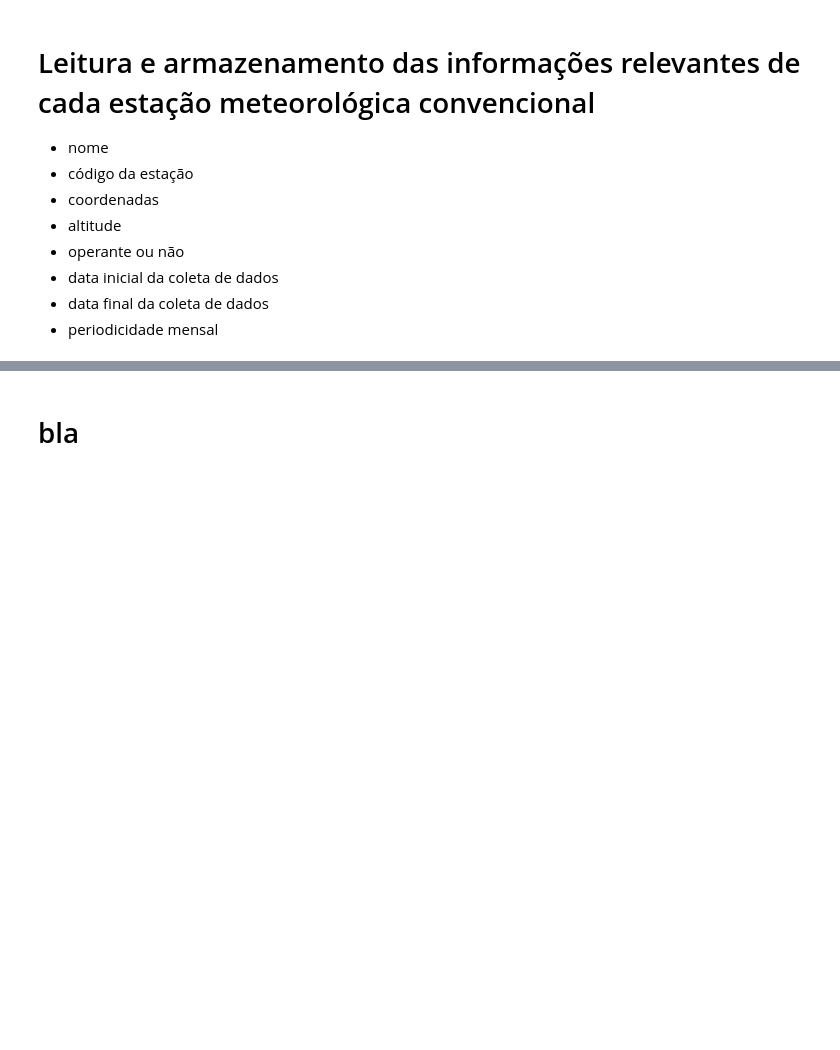
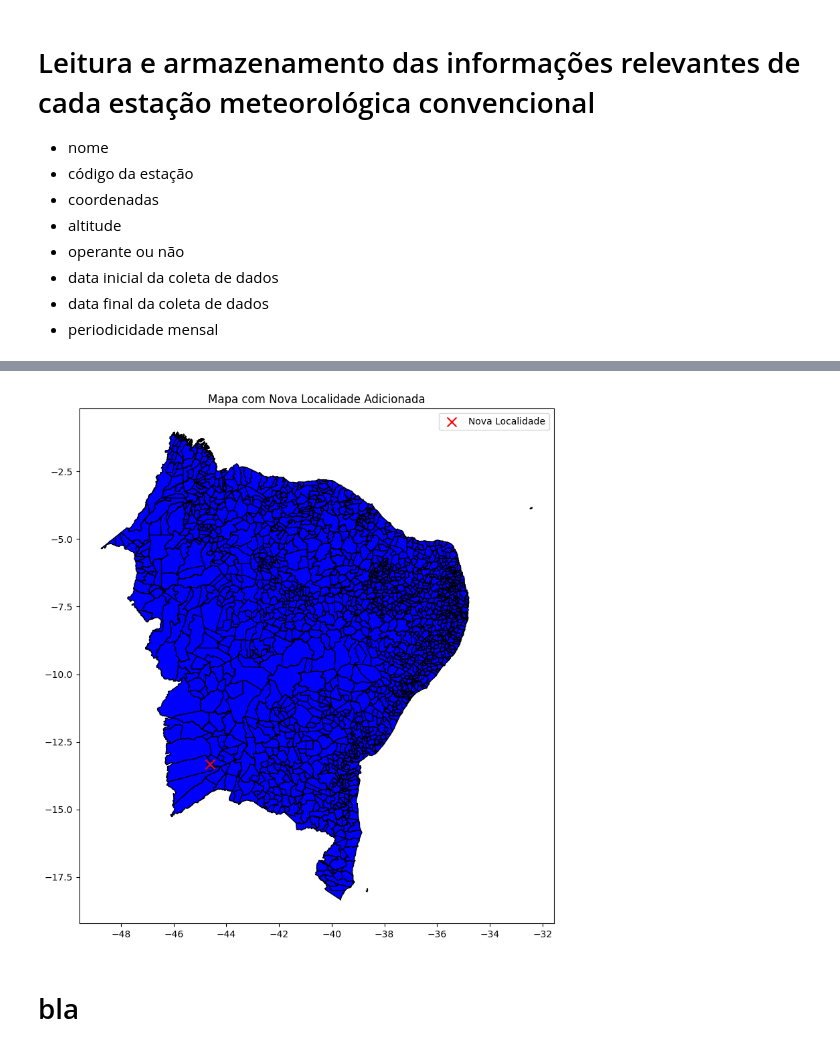
Before and after one commit to maryofcarmo/AULA01, a Jupyter notebook: TCC.ipynb, the cells around one changed output, grey strips where cells are left out. Saved outputs shown, nothing was run; the diff lists cells and outputs as text; code cells hidden in the pictures; blank space fills up the shorter version.

```diff
--- a/TCC.ipynb
+++ b/TCC.ipynb
@@ -654,0 +581,22 @@ KeyError: 'arquivo'
+# %%
+from shapely.geometry import Point
+
+# Criar um ponto geográfico com as coordenadas
+ponto = Point(longitude, latitude)
+
+# Supondo que você já tenha um GeoDataFrame existente
+gdf_nordeste = gpd.read_file('/content/drive/MyDrive/TCC/DADOS/GeoJson/regioes_combinadas.geojson')
+# %%
+# Adicionar o ponto ao GeoDataFrame
+novo_registro = pd.DataFrame({
+    'latitude': [latitude],
+    'longitude': [longitude],
+    'informacoes': ['Informações relevantes extraídas'],  # Substitua por outras informações se necessário
+    'geometry': [ponto]
+})
+# %%
+# Convertendo o DataFrame para GeoDataFrame
+gdf_novo = gpd.GeoDataFrame(novo_registro, geometry='geometry')
+# %%
+# Concatenar o novo registro ao GeoDataFrame existente
+gdf_combinado = gpd.GeoDataFrame(pd.concat([gdf_nordeste, gdf_novo], ignore_index=True))
@@ -655,3 +624,23 @@ KeyError: 'arquivo'
+# %%
+import matplotlib.pyplot as plt
+
+# Plotar o GeoDataFrame combinado
+fig, ax = plt.subplots(figsize=(10, 10))
+
+# Plotar todas as localidades no GeoDataFrame
+gdf_combinado.plot(ax=ax, color='blue', marker='o', markersize=50, edgecolor='black')
+
+# Destacar a nova localidade, assumindo que é o último registro
+gdf_combinado.iloc[-1:].plot(ax=ax, color='red', marker='x', markersize=100, label='Nova Localidade')
+
+# Ajustar o título e a legenda
+plt.title('Mapa com Nova Localidade Adicionada')
+plt.legend()
+
+# Exibir o mapa
+plt.show()
+# %% [output]
+[figure, added]
 # %% [markdown]
 # bla
 # %%
```
Also changed, not shown: parts of 10 cells of this notebook.
